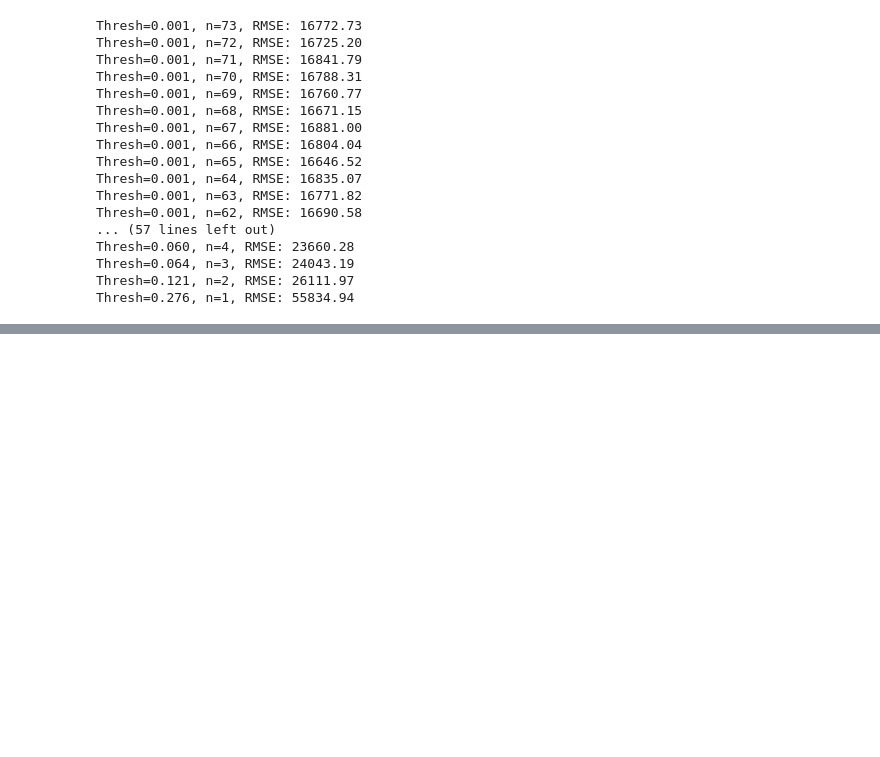
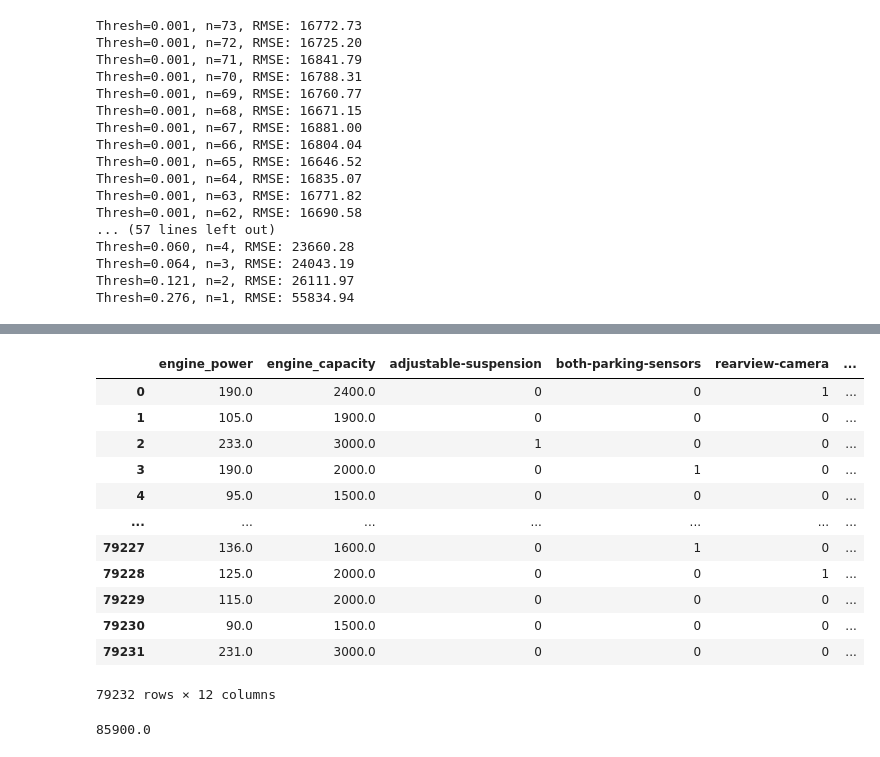
Before and after one commit to kamilkawa/DSwR_final_project, a Jupyter notebook: otomoto_research.ipynb, the cells around one changed output, grey strips where cells are left out. Drawn from its saved outputs; the diff is of its cells as text; code cells hidden in the pictures; blank space fills up the shorter version.

```diff
--- a/otomoto_research.ipynb
+++ b/otomoto_research.ipynb
@@ -3340,3 +2694,36 @@ Thresh=0.060, n=4, RMSE: 23660.28
 Thresh=0.064, n=3, RMSE: 24043.19
 Thresh=0.121, n=2, RMSE: 26111.97
 Thresh=0.276, n=1, RMSE: 55834.94
+# %%
+from sklearn.feature_selection import SelectFromModel
+
+
+# select features using threshold
+selection = SelectFromModel(xgb_model, threshold=0.015, prefit=True)
+features_selected = selection.get_support(indices=True)
+final_features = []
+for i, value in enumerate(X_train.columns):
+    if i in features_selected:
+        final_features.append(value)
+
+select_X_train = selection.transform(X_train)
+select_X_test = selection.transform(X_test)
+
+# fit model on training data
+selection_xgb_model = XGBRegressor(n_estimators=10000,
+                                   objective='reg:squarederror'
+                        )
+selection_eval_set = [(select_X_train, y_train),(select_X_test, y_test)]
+selection_xgb_model.fit(select_X_train,
+              y_train,
+              early_stopping_rounds=100,
+              eval_set=selection_eval_set,
+              verbose=True)
+
+
+# eval model
+y_select_xgb_training = selection_xgb_model.predict(select_X_train)
+y_select_xgb_test = selection_xgb_model.predict(select_X_test)
+
+print(np.sqrt(metrics.mean_squared_error(y_train, y_select_xgb_training)))
+print(np.sqrt(metrics.mean_squared_error(y_test, y_select_xgb_test)))
@@ -3342,0 +2771,20 @@ Thresh=0.276, n=1, RMSE: 55834.94
+# %%
+X_train[final_features]
+# %% [output]
+|  | engine_power | engine_capacity | adjustable-suspension | both-parking-sensors | rearview-camera | ... |
+| 0 | 190.0 | 2400.0 | 0 | 0 | 1 | ... |
+| 1 | 105.0 | 1900.0 | 0 | 0 | 0 | ... |
+| 2 | 233.0 | 3000.0 | 1 | 0 | 0 | ... |
+| 3 | 190.0 | 2000.0 | 0 | 1 | 0 | ... |
+| 4 | 95.0 | 1500.0 | 0 | 0 | 0 | ... |
+| ... | ... | ... | ... | ... | ... | ... |
+| 79227 | 136.0 | 1600.0 | 0 | 1 | 0 | ... |
+| 79228 | 125.0 | 2000.0 | 0 | 0 | 1 | ... |
+| 79229 | 115.0 | 2000.0 | 0 | 0 | 0 | ... |
+| 79230 | 90.0 | 1500.0 | 0 | 0 | 0 | ... |
+| 79231 | 231.0 | 3000.0 | 0 | 0 | 0 | ... |
+79232 rows × 12 columns
+# %%
+y_train[0]
+# %% [output]
+85900.0
```
Also changed, not shown: parts of 103 cells of this notebook, 1 other file.
